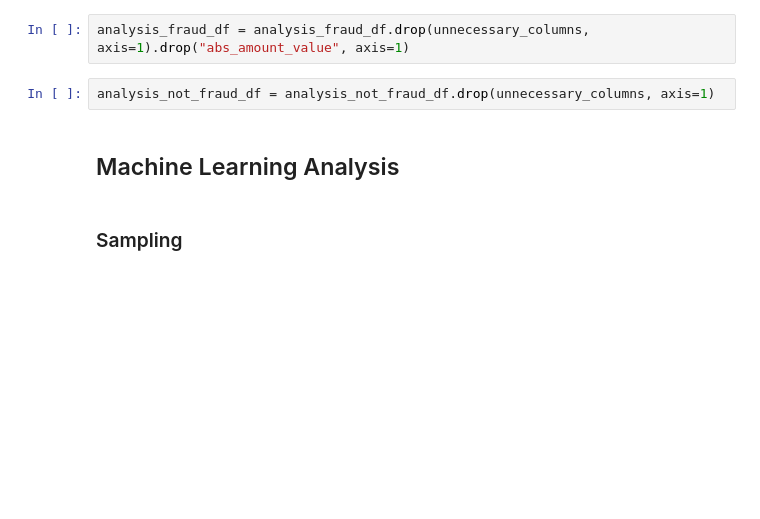
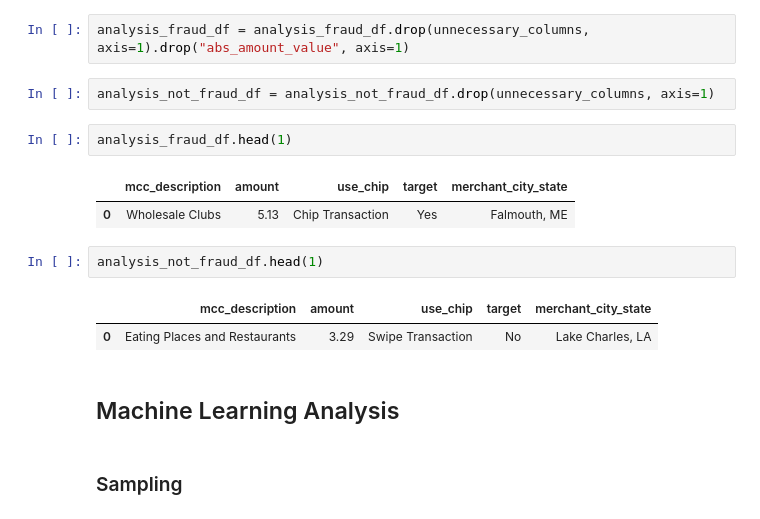
Before and after one commit to AAIAsy/fraud_detection, a Jupyter notebook: who-dunnit-2.ipynb, the cells around one changed output. Drawn from its saved outputs; the diff is of its cells as text; blank space fills up the shorter version.

```diff
--- a/who-dunnit-2.ipynb
+++ b/who-dunnit-2.ipynb
@@ -273,6 +320,16 @@ unnecessary_columns = ['current_age','retirement_age','birth_year','birth_month'
 analysis_fraud_df = analysis_fraud_df.drop(unnecessary_columns, axis=1).drop("abs_amount_value", axis=1)
 # %%
 analysis_not_fraud_df = analysis_not_fraud_df.drop(unnecessary_columns, axis=1)
+# %%
+analysis_fraud_df.head(1)
+# %% [output]
+|  | mcc_description | amount | use_chip | target | merchant_city_state |
+| 0 | Wholesale Clubs | 5.13 | Chip Transaction | Yes | Falmouth, ME |
+# %%
+analysis_not_fraud_df.head(1)
+# %% [output]
+|  | mcc_description | amount | use_chip | target | merchant_city_state |
+| 0 | Eating Places and Restaurants | 3.29 | Swipe Transaction | No | Lake Charles, LA |
 # %% [markdown]
 ## Machine Learning Analysis
 # %% [markdown]
```
Also changed, not shown: parts of 22 cells of this notebook.
